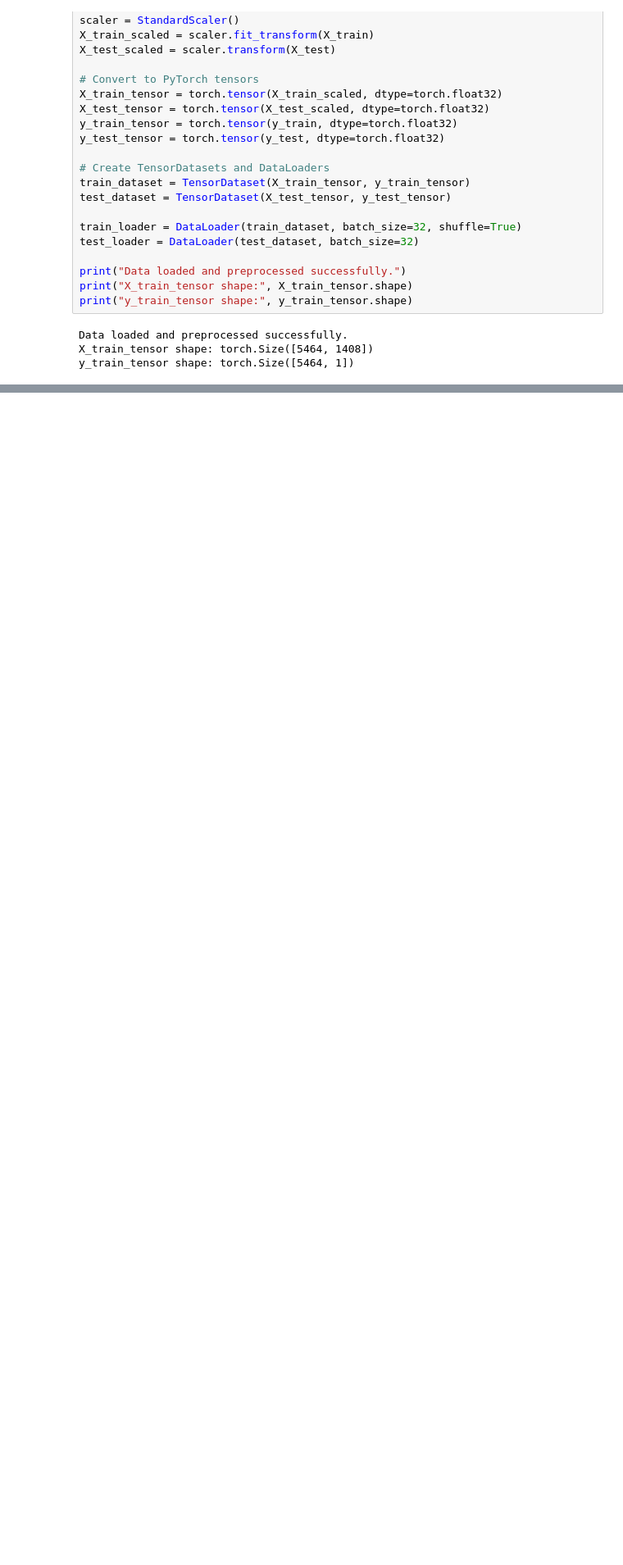
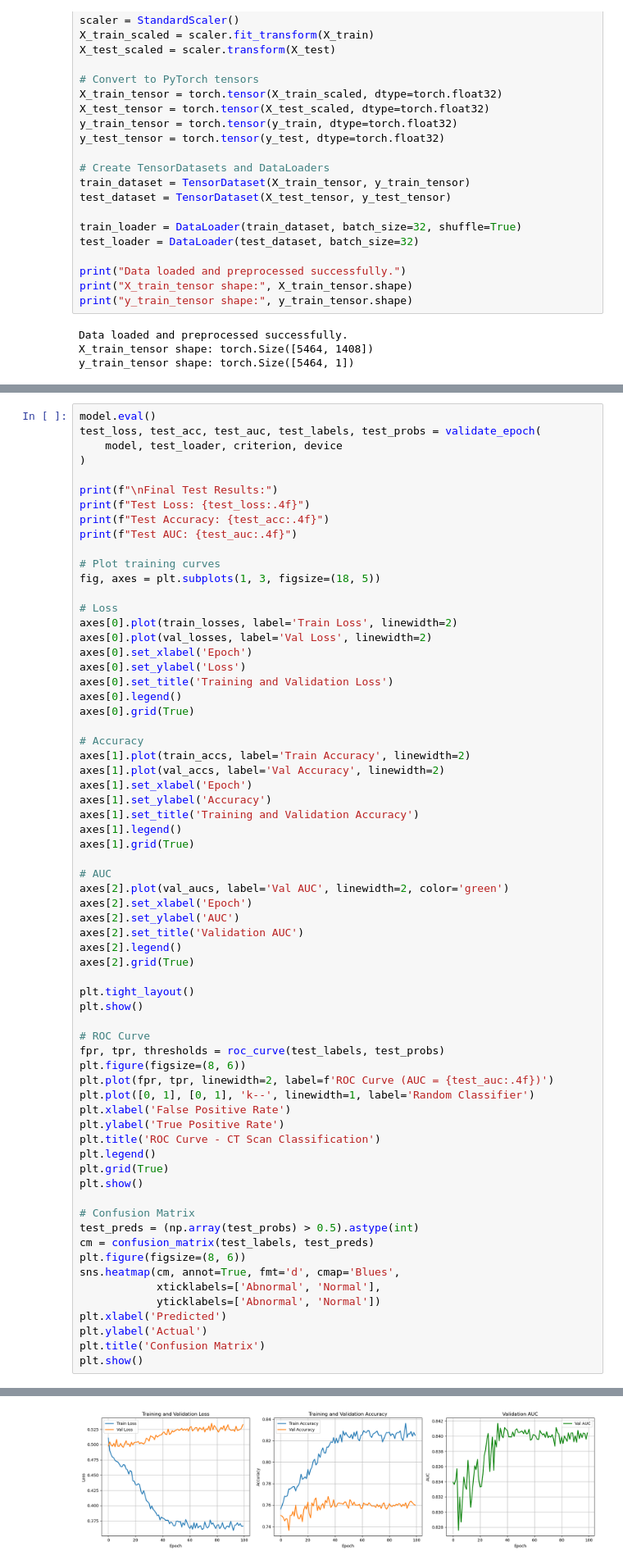
Before and after one commit to Bmohmand/ctfoundation, a Jupyter notebook: NewSinoCTModels/TensorFlowEquivTesting.ipynb, the cells around one changed output, grey strips where cells are left out. Shown: that part at 82% size. Cells and saved outputs as stored; diff of their text form; blank space fills up the shorter version.

```diff
--- a/NewSinoCTModels/TensorFlowEquivTesting.ipynb
+++ b/NewSinoCTModels/TensorFlowEquivTesting.ipynb
@@ -156,0 +235,67 @@ TensorFlowToPyTorchModel(
+# %%
+model.eval()
+test_loss, test_acc, test_auc, test_labels, test_probs = validate_epoch(
+    model, test_loader, criterion, device
+)
+
+print(f"\nFinal Test Results:")
+print(f"Test Loss: {test_loss:.4f}")
+print(f"Test Accuracy: {test_acc:.4f}")
+print(f"Test AUC: {test_auc:.4f}")
+
+# Plot training curves
+fig, axes = plt.subplots(1, 3, figsize=(18, 5))
+
+# Loss
+axes[0].plot(train_losses, label='Train Loss', linewidth=2)
+axes[0].plot(val_losses, label='Val Loss', linewidth=2)
+axes[0].set_xlabel('Epoch')
+axes[0].set_ylabel('Loss')
+axes[0].set_title('Training and Validation Loss')
+axes[0].legend()
+axes[0].grid(True)
+
+# Accuracy
+axes[1].plot(train_accs, label='Train Accuracy', linewidth=2)
+axes[1].plot(val_accs, label='Val Accuracy', linewidth=2)
+axes[1].set_xlabel('Epoch')
+axes[1].set_ylabel('Accuracy')
+axes[1].set_title('Training and Validation Accuracy')
+axes[1].legend()
+axes[1].grid(True)
+
+# AUC
+axes[2].plot(val_aucs, label='Val AUC', linewidth=2, color='green')
+axes[2].set_xlabel('Epoch')
+axes[2].set_ylabel('AUC')
+axes[2].set_title('Validation AUC')
+axes[2].legend()
+axes[2].grid(True)
+
+plt.tight_layout()
+plt.show()
+
+# ROC Curve
+fpr, tpr, thresholds = roc_curve(test_labels, test_probs)
+plt.figure(figsize=(8, 6))
+plt.plot(fpr, tpr, linewidth=2, label=f'ROC Curve (AUC = {test_auc:.4f})')
+plt.plot([0, 1], [0, 1], 'k--', linewidth=1, label='Random Classifier')
+plt.xlabel('False Positive Rate')
+plt.ylabel('True Positive Rate')
+plt.title('ROC Curve - CT Scan Classification')
+plt.legend()
+plt.grid(True)
+plt.show()
+
+# Confusion Matrix
+test_preds = (np.array(test_probs) > 0.5).astype(int)
+cm = confusion_matrix(test_labels, test_preds)
+plt.figure(figsize=(8, 6))
+sns.heatmap(cm, annot=True, fmt='d', cmap='Blues',
+            xticklabels=['Abnormal', 'Normal'],
+            yticklabels=['Abnormal', 'Normal'])
+plt.xlabel('Predicted')
+plt.ylabel('Actual')
+plt.title('Confusion Matrix')
+plt.show()
+# %% [output]
@@ -156,0 +306 @@ TensorFlowToPyTorchModel(
+[figure, added]
```
Also changed, not shown: parts of 4 cells of this notebook, 13 other files.
